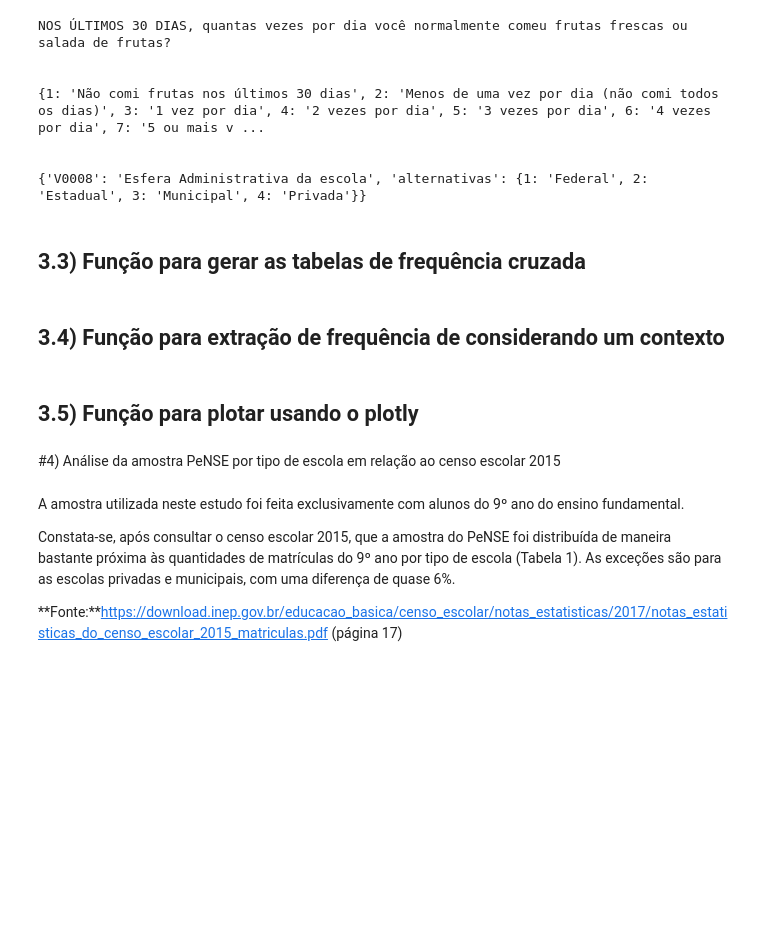
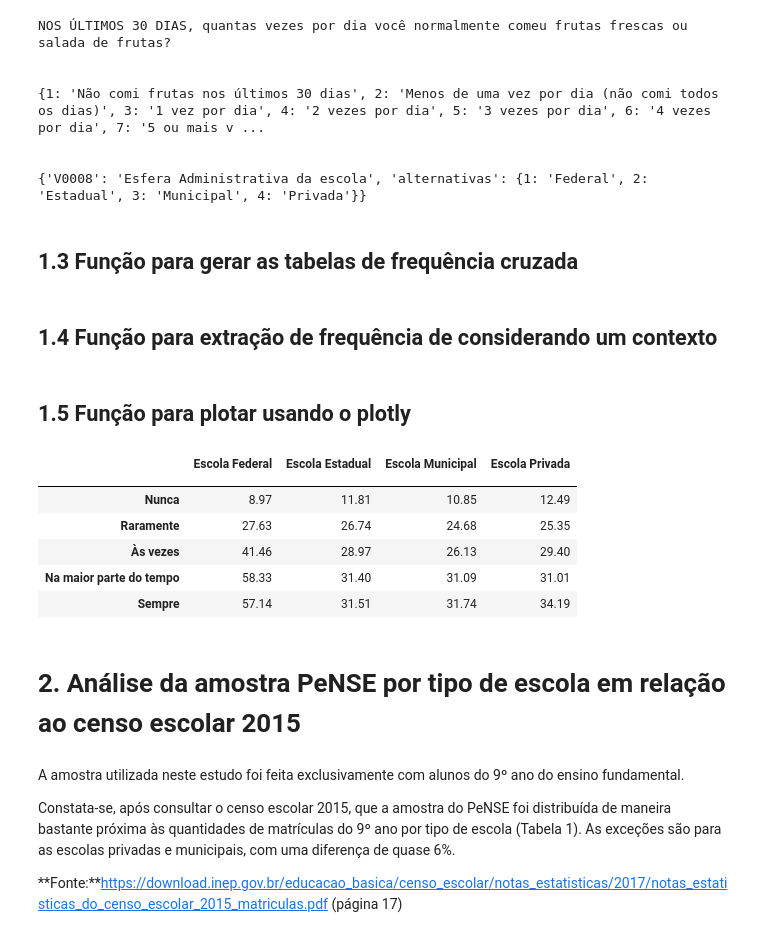
Before and after one commit to renato-favarin/perspectivas_do_bullying_no_brasil, a Jupyter notebook: Renato_da_Nova_Favarin_Projeto_Módulo_03.ipynb, the cells around one changed output. Drawn from its saved outputs; the diff is of its cells as text; code cells hidden in the pictures; blank space fills up the shorter version.

```diff
--- a/Renato_da_Nova_Favarin_Projeto_Módulo_03.ipynb
+++ b/Renato_da_Nova_Favarin_Projeto_Módulo_03.ipynb
@@ -119,5 +49,6 @@ caminho_arquivo_zipado
 # %%
-dados = pd.read_csv(zip.open(caminho_arquivo_zipado), sep=";", thousands = ".", decimal=",")
+import pandas as pd
+dados = pd.read_csv('data/PENSE_AMOSTRA1_ALUNOESCOLA.CSV', sep=";", thousands = ".", decimal=",")
 dados.head()
 # %% [output]
 |  | ANOPESQ | PAIS | REGEOGR | UFCENSO | MUNICIPIO_CAP | TIPO_MUNIC | VB00004 | VB01001 | VB01002 | VB01003 | ... |
@@ -191,6 +122,6 @@ NOS ÚLTIMOS 30 DIAS, quantas vezes por dia você normalmente comeu frutas fresc
 
 {'V0008': 'Esfera Administrativa da escola', 'alternativas': {1: 'Federal', 2: 'Estadual', 3: 'Municipal', 4: 'Privada'}}
 # %% [markdown]
-## 3.3) Função para gerar as tabelas de frequência cruzada
+## 1.3 Função para gerar as tabelas de frequência cruzada
 # %%
 def tabela(pergunta, aba_pergunta, titulo_tabela, pergunta_filtro = False, alternativas_filtro = False, texto_filtro = ""):
@@ -218,5 +149,5 @@ def tabela(pergunta, aba_pergunta, titulo_tabela, pergunta_filtro = False, alter
 # %% [markdown]
-## 3.4) Função para extração de frequência de considerando um contexto
+## 1.4 Função para extração de frequência de considerando um contexto
 # %%
 # função para extração de frequência de considerando um contexto
 # por exemplo: visualizar - dentro do contexto dos alunos que afirmam praticar bullying (pergunta_1 = "VB07009" e resposta_interesse = [1]) - qual a frequencia que eles sofrem bullying (pergunta_2 = "VB07007").
@@ -254,5 +185,15 @@ def extracao_frequencia(pergunta_1, pergunta_2, respostas_interesse):
 # %% [markdown]
-## 3.5) Função para plotar usando o plotly
+## 1.5 Função para plotar usando o plotly
+# %%
+extracao_frequencia("VB07009","VB07007",[1])
+# %% [output]
+|  | Escola Federal | Escola Estadual | Escola Municipal | Escola Privada |
+|  |  |  |  |  |
+| Nunca | 8.97 | 11.81 | 10.85 | 12.49 |
+| Raramente | 27.63 | 26.74 | 24.68 | 25.35 |
+| Às vezes | 41.46 | 28.97 | 26.13 | 29.40 |
+| Na maior parte do tempo | 58.33 | 31.40 | 31.09 | 31.01 |
+| Sempre | 57.14 | 31.51 | 31.74 | 34.19 |
 # %%
 import numpy as np
 import plotly.graph_objects as go
@@ -313,5 +257,5 @@ def plotar(df,titulo_grafico, editar_eixo_x = False, remover_federal = False):
 # %% [markdown]
-#4) Análise da amostra PeNSE por tipo de escola em relação ao censo escolar 2015
+# 2. Análise da amostra PeNSE por tipo de escola em relação ao censo escolar 2015
 # %% [markdown]
 A amostra utilizada neste estudo foi feita exclusivamente com alunos do 9º ano do ensino fundamental.
 
```
Also changed, not shown: parts of 35 cells of this notebook, 9 other files.
